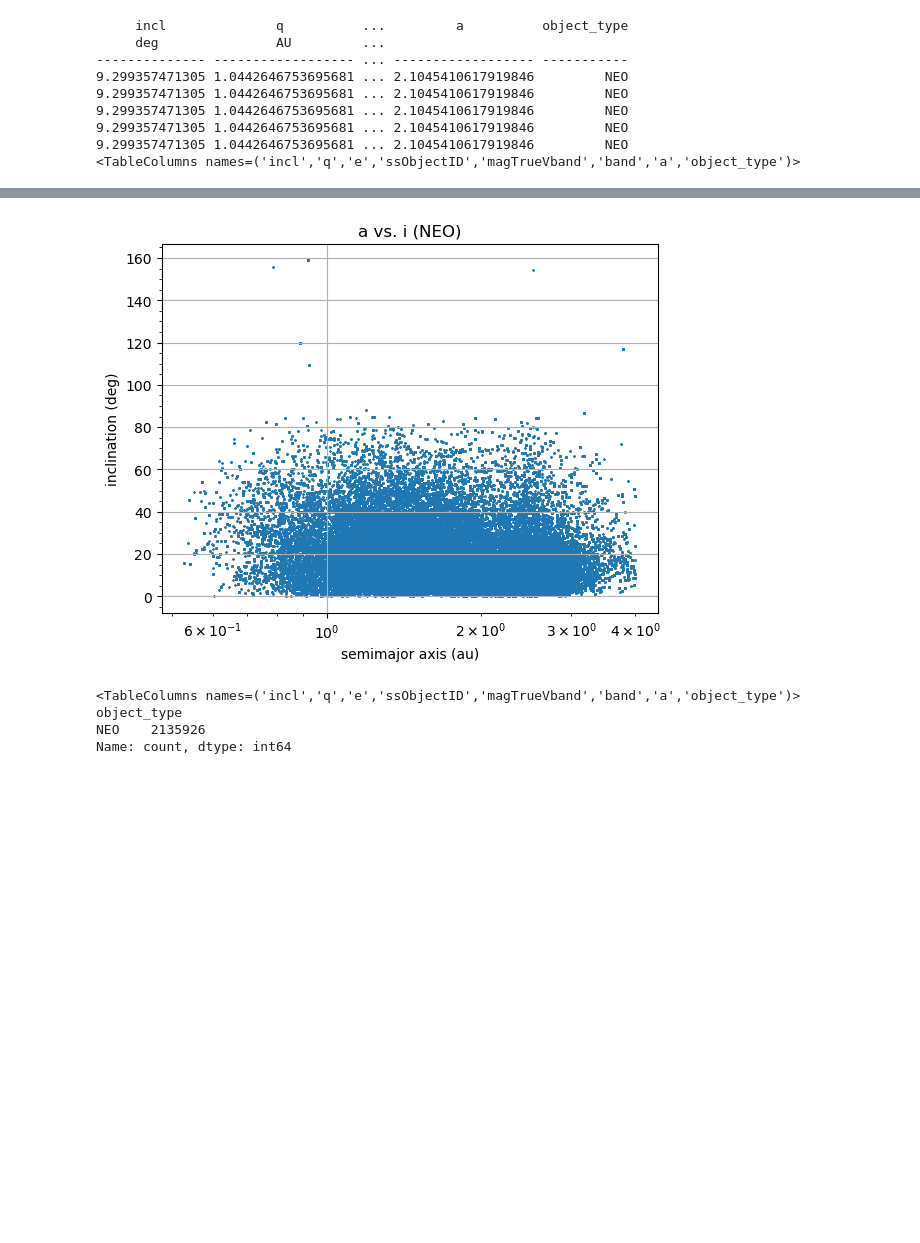
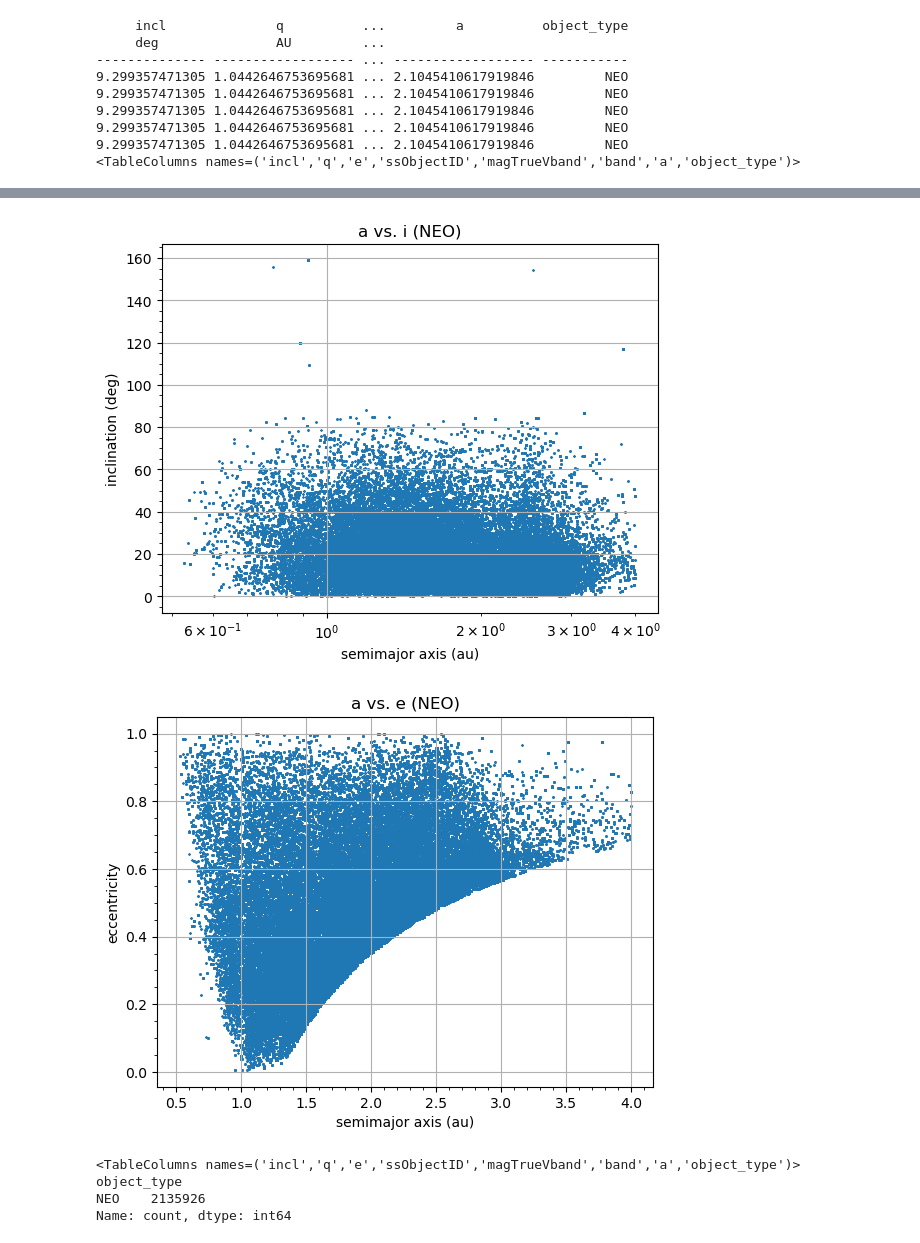
Before and after one commit to lsst-sssc/rsp_queries, a Jupyter notebook: sso_query/plot_test.ipynb, the cells around one changed output, grey strips where cells are left out. Saved outputs shown, nothing was run; the diff lists cells and outputs as text; code cells hidden in the pictures; blank space fills up the shorter version.

Commit message:
Testing range plots on NEO data

```diff
--- a/sso_query/plot_test.ipynb
+++ b/sso_query/plot_test.ipynb
@@ -87,21 +87,22 @@ print(NEO_objects_table.columns)
 # %%
 q.plot_data(NEO_objects_table)
 
 # # Manual Plotting Code
 fig, ax = plt.subplots()
 # plt.xlim([0., 4.])
 # plt.ylim([0., 1.])
 ax.scatter(NEO_objects_table["a"], NEO_objects_table["e"], s=0.1) # a vs. i
-ax.set_xscale('log')
+# ax.set_xscale('log')
 ax.set_xlabel('semimajor axis (au)')
 ax.set_ylabel('eccentricity')
 ax.set_title("a vs. e (NEO)")
 ax.minorticks_on()
 ax.grid()
 plt.show()
 # %% [output]
 [figure]
 [figure]
+[figure, added]
 # %%
 # q.type_counts(NEO_objects_table)
 print(NEO_objects_table.columns)
```
Also changed, not shown: parts of 12 cells of this notebook.
